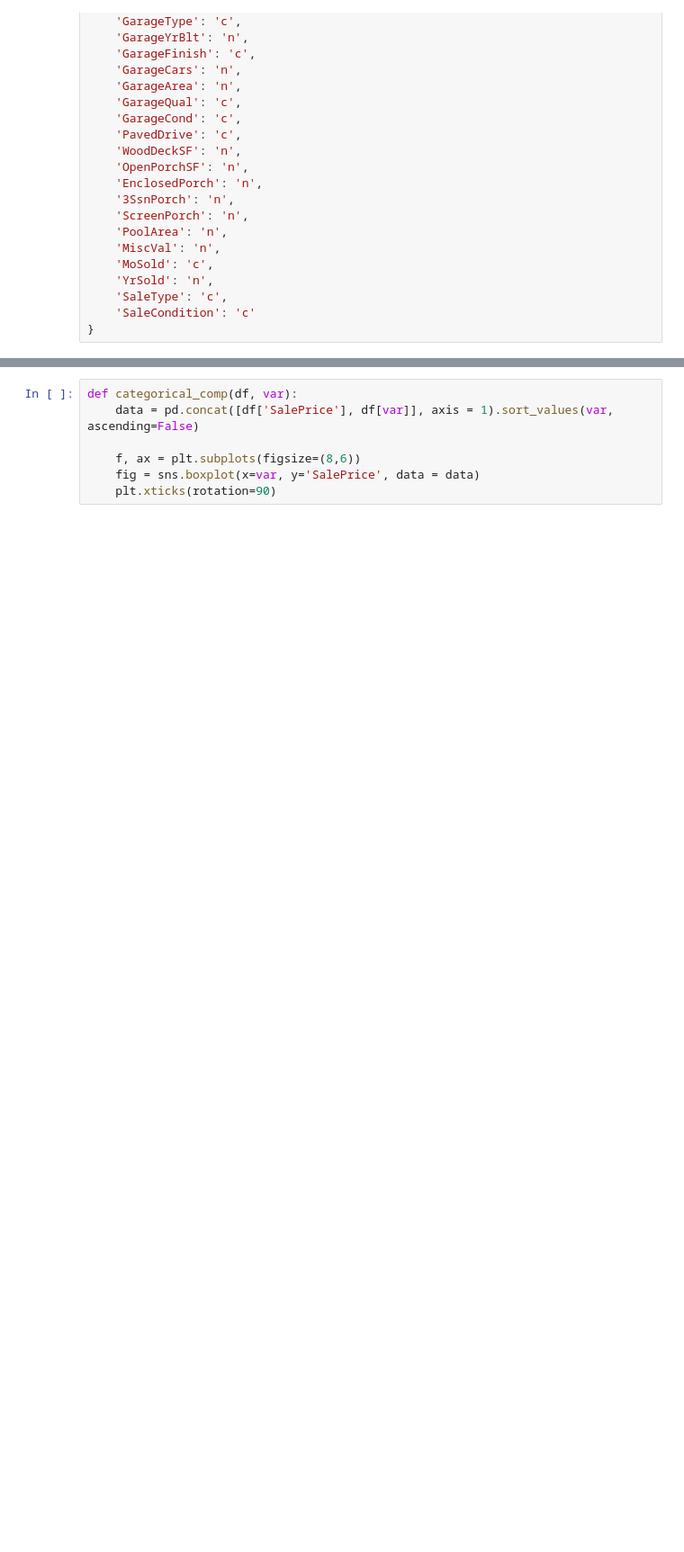
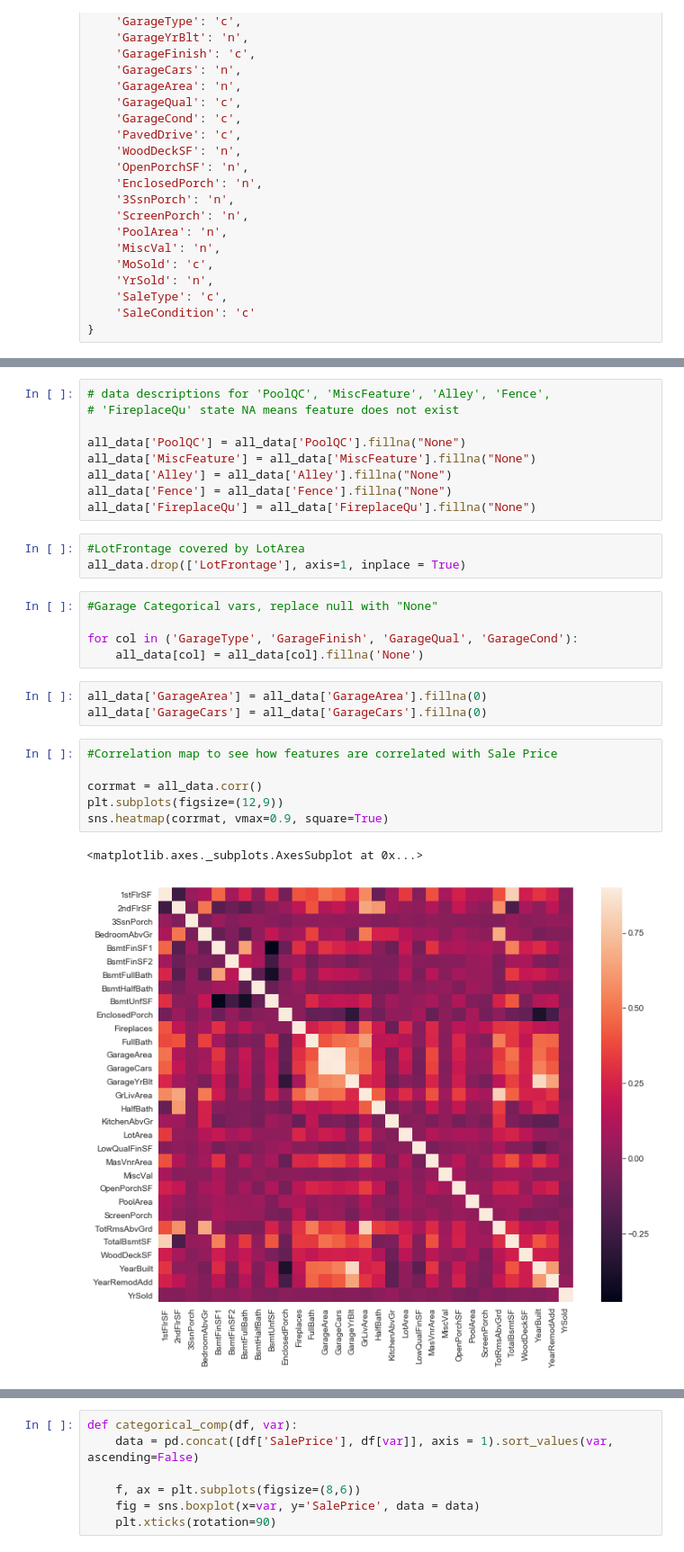
Before and after one commit to elanderos318/house-prices-regression, a Jupyter notebook: jupyter_notebook_code/house_prices_regression.ipynb, the cells around one changed output, grey strips where cells are left out. Shown: that part at 90% size. Drawn from its saved outputs; the diff is of its cells as text; blank space fills up the shorter version.

```diff
--- a/jupyter_notebook_code/house_prices_regression.ipynb
+++ b/jupyter_notebook_code/house_prices_regression.ipynb
@@ -135,0 +333,29 @@ feature_categories = {
+# %%
+# data descriptions for 'PoolQC', 'MiscFeature', 'Alley', 'Fence',
+# 'FireplaceQu' state NA means feature does not exist
+
+all_data['PoolQC'] = all_data['PoolQC'].fillna("None")
+all_data['MiscFeature'] = all_data['MiscFeature'].fillna("None")
+all_data['Alley'] = all_data['Alley'].fillna("None")
+all_data['Fence'] = all_data['Fence'].fillna("None")
+all_data['FireplaceQu'] = all_data['FireplaceQu'].fillna("None")
+# %%
+#LotFrontage covered by LotArea
+all_data.drop(['LotFrontage'], axis=1, inplace = True)
+# %%
+#Garage Categorical vars, replace null with "None"
+
+for col in ('GarageType', 'GarageFinish', 'GarageQual', 'GarageCond'):
+    all_data[col] = all_data[col].fillna('None')
+# %%
+all_data['GarageArea'] = all_data['GarageArea'].fillna(0)
+all_data['GarageCars'] = all_data['GarageCars'].fillna(0)
+# %%
+#Correlation map to see how features are correlated with Sale Price
+
+corrmat = all_data.corr()
+plt.subplots(figsize=(12,9))
+sns.heatmap(corrmat, vmax=0.9, square=True)
+# %% [output]
+<matplotlib.axes._subplots.AxesSubplot at 0x...>
+[figure, added]
```
Also changed, not shown: parts of 48 cells of this notebook.
